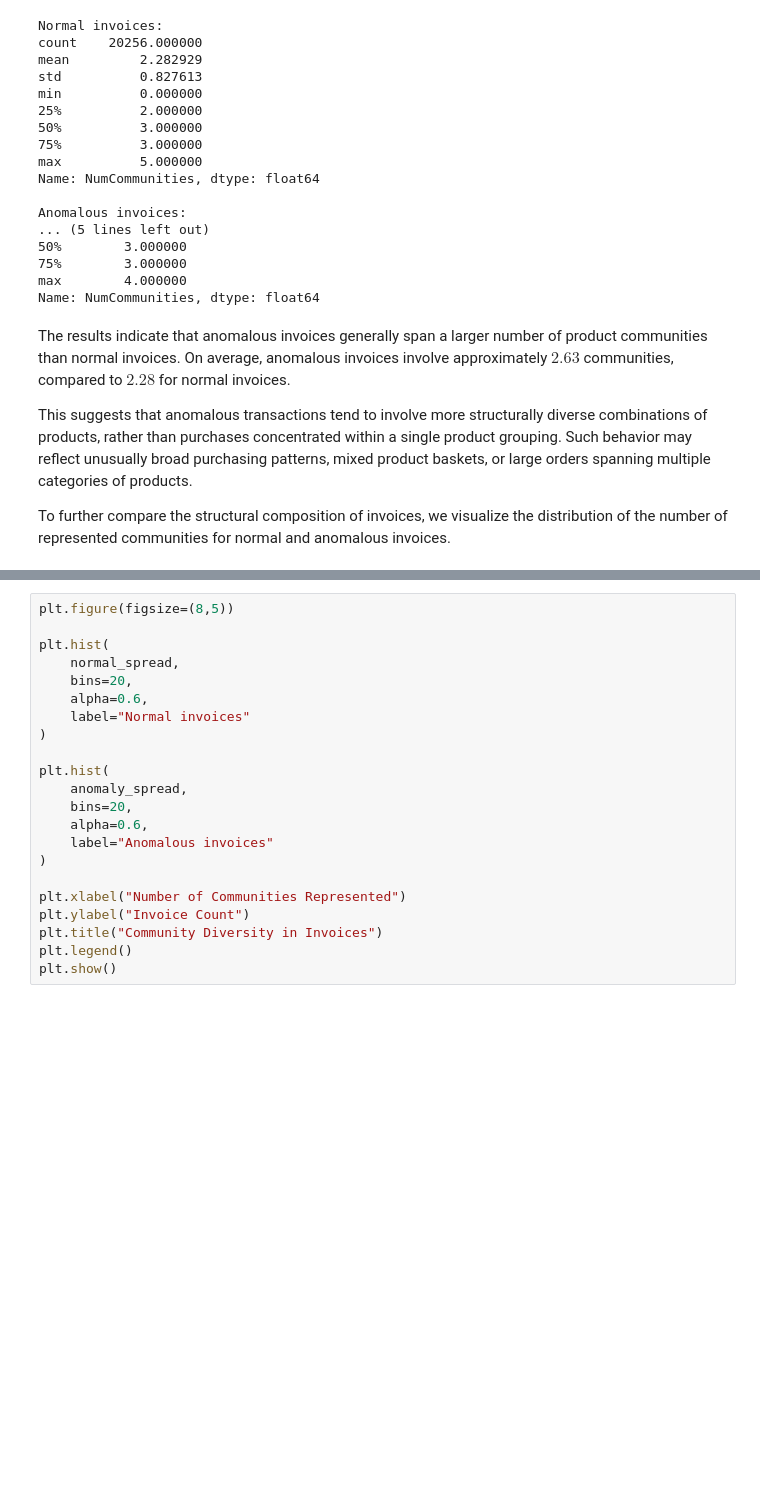
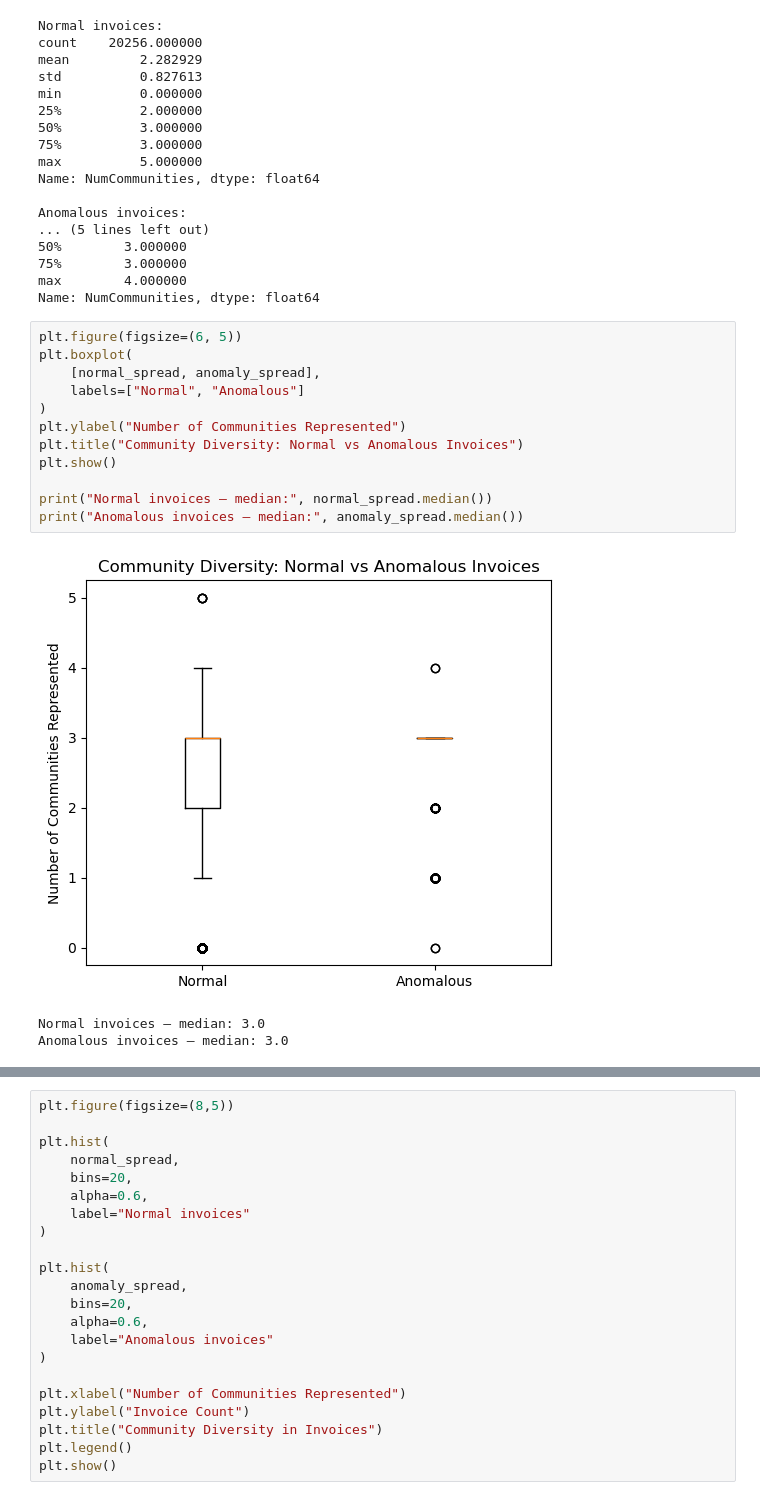
Before and after one commit to NouRALsaidD/data_mining_2026, a Jupyter notebook: data_mining_project_template.ipynb, the cells around one changed output, grey strips where cells are left out. Cells and saved outputs as stored; diff of their text form; blank space fills up the shorter version.

```diff
--- a/data_mining_project_template.ipynb
+++ b/data_mining_project_template.ipynb
@@ -1764,9 +1778,19 @@ Anomalous invoices:
 75%        3.000000
 max        4.000000
 Name: NumCommunities, dtype: float64
-# %% [markdown]
-The results indicate that anomalous invoices generally span a larger number of product communities than normal invoices. On average, anomalous invoices involve approximately $2.63$ communities, compared to $2.28$ for normal invoices. <br>
-
-This suggests that anomalous transactions tend to involve more structurally diverse combinations of products, rather than purchases concentrated within a single product grouping. Such behavior may reflect unusually broad purchasing patterns, mixed product baskets, or large orders spanning multiple categories of products. <br>
-
-To further compare the structural composition of invoices, we visualize the distribution of the number of represented communities for normal and anomalous invoices.
+# %%
+plt.figure(figsize=(6, 5))
+plt.boxplot(
+    [normal_spread, anomaly_spread],
+    labels=["Normal", "Anomalous"]
+)
+plt.ylabel("Number of Communities Represented")
+plt.title("Community Diversity: Normal vs Anomalous Invoices")
+plt.show()
+
+print("Normal invoices – median:", normal_spread.median())
+print("Anomalous invoices – median:", anomaly_spread.median())
+# %% [output]
+[figure, added]
+Normal invoices – median: 3.0
+Anomalous invoices – median: 3.0
```
Also changed, not shown: parts of 43 cells of this notebook.
